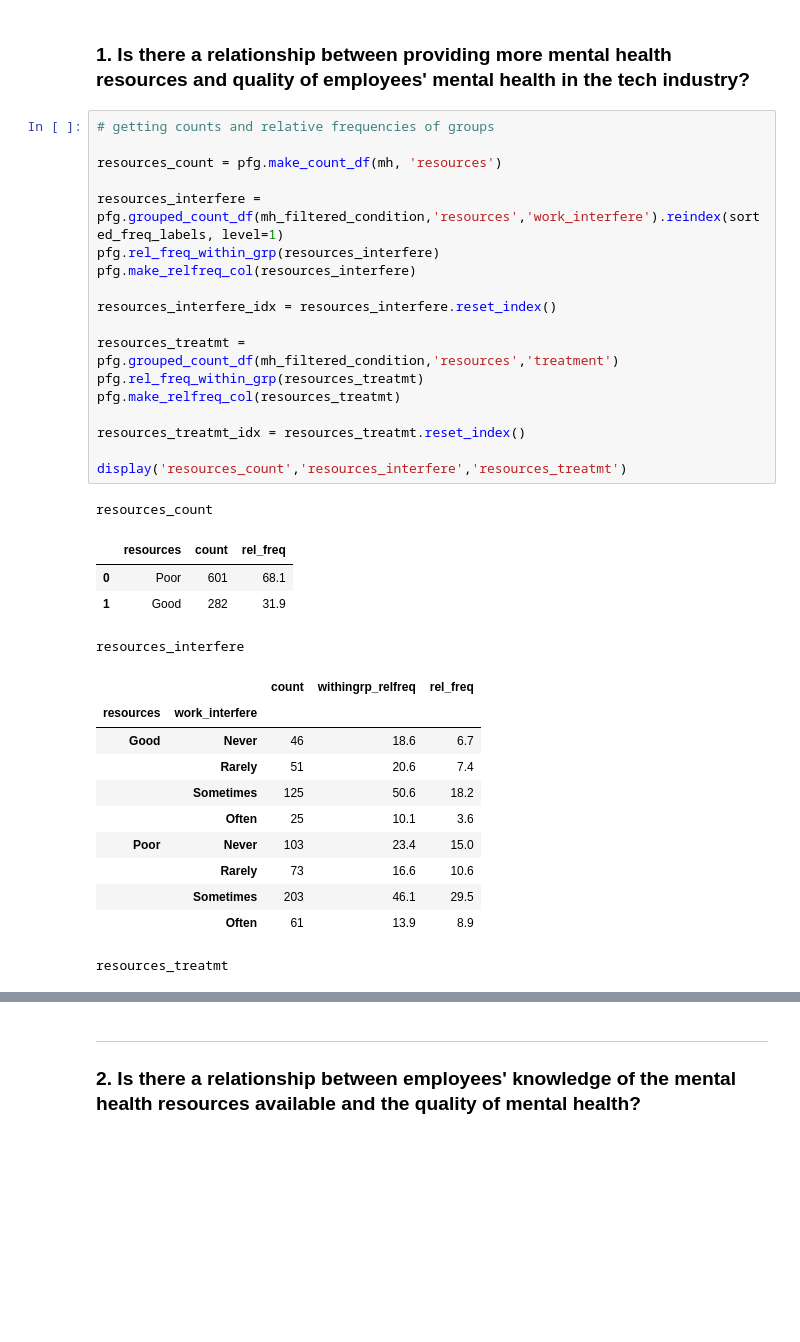
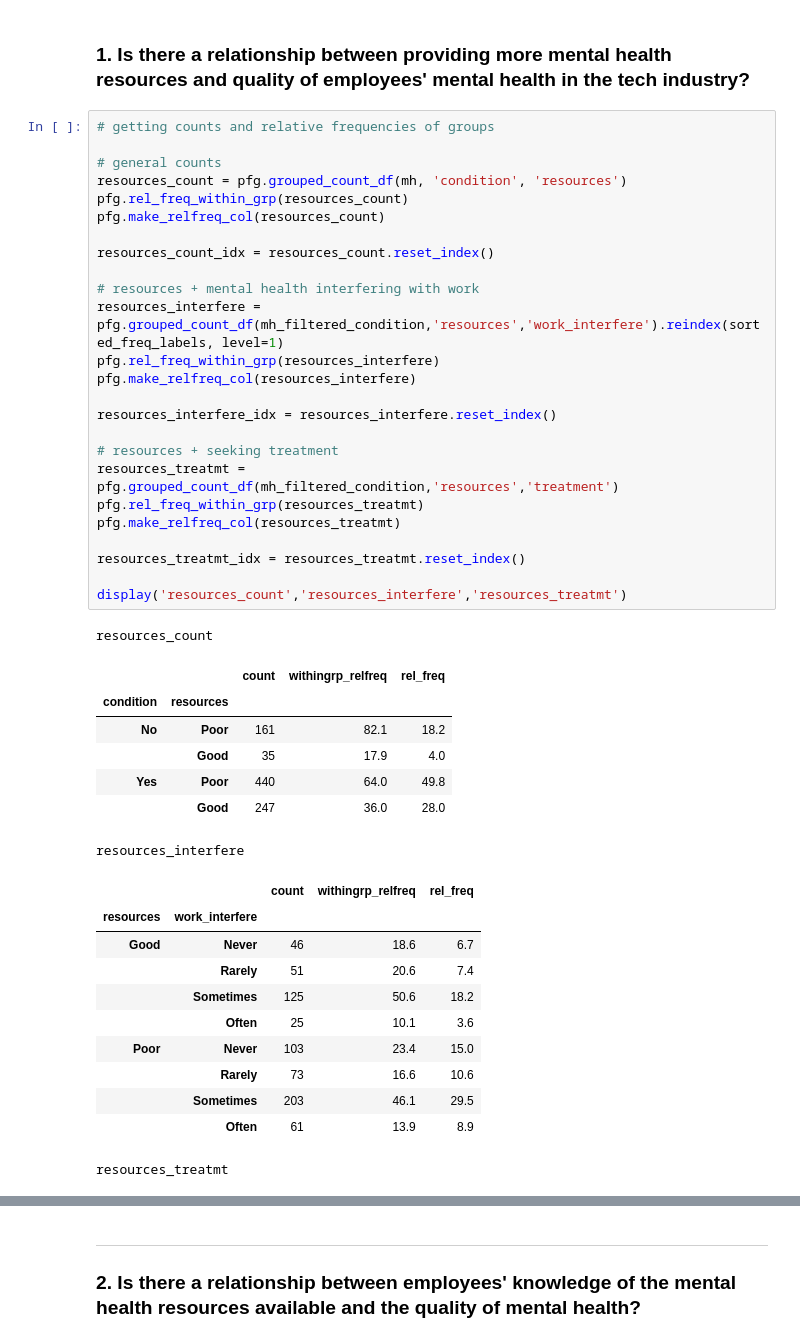
Before and after one commit to cltomiyama/MentalHealthSurvey_analysis, a Jupyter notebook: analysis/gale/analysis_notebook_gc.ipynb, the cells around one changed output, grey strips where cells are left out. Cells and saved outputs as stored; diff of their text form; blank space fills up the shorter version.

```diff
--- a/analysis/gale/analysis_notebook_gc.ipynb
+++ b/analysis/gale/analysis_notebook_gc.ipynb
@@ -372,26 +393,36 @@ In the **resources** column, if participants responded with "Yes" to 2 or more o
 # %%
 # getting counts and relative frequencies of groups
 
-resources_count = pfg.make_count_df(mh, 'resources')
+# general counts
+resources_count = pfg.grouped_count_df(mh, 'condition', 'resources')
+pfg.rel_freq_within_grp(resources_count)
+pfg.make_relfreq_col(resources_count)
 
+resources_count_idx = resources_count.reset_index()
+
+# resources + mental health interfering with work
 resources_interfere = pfg.grouped_count_df(mh_filtered_condition,'resources','work_interfere').reindex(sorted_freq_labels, level=1)
 pfg.rel_freq_within_grp(resources_interfere)
 pfg.make_relfreq_col(resources_interfere)
 
 resources_interfere_idx = resources_interfere.reset_index()
 
+# resources + seeking treatment
 resources_treatmt = pfg.grouped_count_df(mh_filtered_condition,'resources','treatment')
 pfg.rel_freq_within_grp(resources_treatmt)
 pfg.make_relfreq_col(resources_treatmt)
 
 resources_treatmt_idx = resources_treatmt.reset_index()
 
 display('resources_count','resources_interfere','resources_treatmt')
 # %% [output]
 resources_count
-|  | resources | count | rel_freq |
-| 0 | Poor | 601 | 68.1 |
-| 1 | Good | 282 | 31.9 |
+|  |  | count | withingrp_relfreq | rel_freq |
+| condition | resources |  |  |  |
+| No | Poor | 161 | 82.1 | 18.2 |
+|  | Good | 35 | 17.9 | 4.0 |
+| Yes | Poor | 440 | 64.0 | 49.8 |
+|  | Good | 247 | 36.0 | 28.0 |
 resources_interfere
 |  |  | count | withingrp_relfreq | rel_freq |
 | resources | work_interfere |  |  |  |
```
Also changed, not shown: parts of 18 cells of this notebook.
